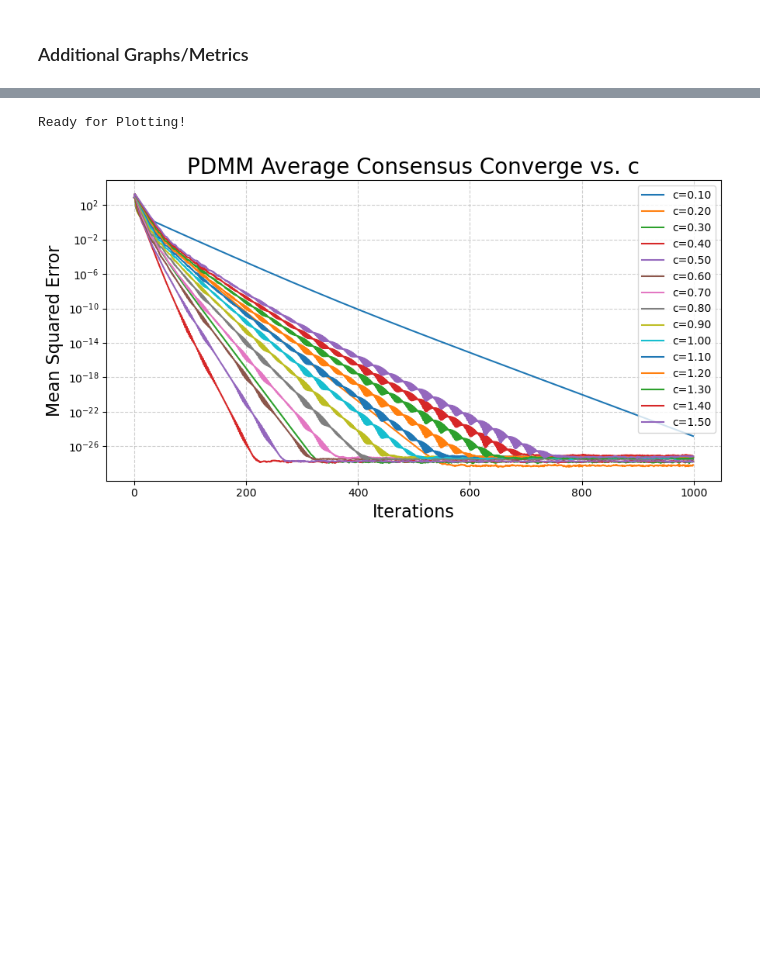
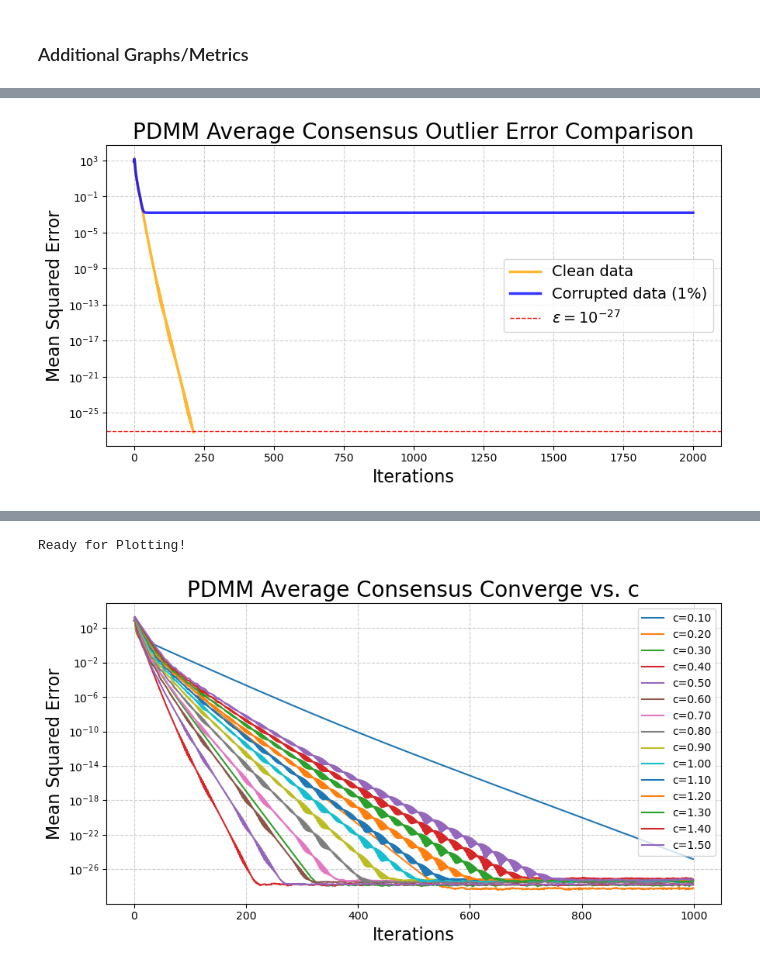
Before and after one commit to nish5180/Distributed_Signal_Processing_EE4540, a Jupyter notebook: distributed_project_git.ipynb, the cells around one changed output, grey strips where cells are left out. Cells and saved outputs as stored; diff of their text form; code cells hidden in the pictures; blank space fills up the shorter version.

```diff
--- a/distributed_project_git.ipynb
+++ b/distributed_project_git.ipynb
@@ -360,11 +339,12 @@ Median Consensus Using PDMM
 def pdmm_median_consensus(
     adj_matrix,
     sensor_values,
-    c=1.09,
+    c=0.1,
     iters=20000,
     p_fail=0.0,
     seed=None,
-    verbose=True
+    verbose=True,
+    trueMed=0
 ):
 
     if seed is not None:
@@ -376,7 +356,10 @@ def pdmm_median_consensus(
     degrees = np.array([len(neighbors[i]) for i in range(n)])
 
     s = sensor_values.flatten()
-    true_med = np.median(s)
+    if trueMed == 0:
+      true_med = np.median(s)
+    else:
+      true_med = trueMed
 
     # Initialization
     x = s.astype(float).copy()
@@ -422,7 +405,7 @@ def pdmm_median_consensus(
             else:
                 x_new[i] = s[i]
 
-        # Dual variable update
+        # Dual update
         old_z = z.copy()
         for i in range(n):
             for j in neighbors[i]:
@@ -433,7 +416,7 @@ def pdmm_median_consensus(
         x = x_new
         error_mc.append(np.mean((x - true_med) ** 2))
 
-        # === Early stopping condition
+        # Early stopping condition
         if error_mc[-1] < 1e-27:
             if verbose:
                 print(f"Stopped early at iteration {k+1} with error {error_mc[-1]:.2e}")
@@ -475,0 +462,81 @@ Elapsed time: 70.9952 seconds
+# %%
+# Function to corrupt sensor values in different ways
+def corrupt_sensor_values(sensor_values, percent_corrupted, corruption_type):
+
+    corrupted = sensor_values.copy()
+    n = len(sensor_values)
+    num_corrupt = int(percent_corrupted * n)
+
+    np.random.seed(50)
+    indices = np.random.choice(n, num_corrupt, replace=False)
+
+    if corruption_type == 'max':
+        outlier_value = np.max(sensor_values)
+    elif corruption_type == 'min':
+        outlier_value = np.min(sensor_values)
+    elif corruption_type == 'zero':
+        outlier_value = 0
+    elif corruption_type == 'random':
+        outlier_value = np.random.uniform(np.min(sensor_values), np.max(sensor_values), size=1)[0]
+    else:
+        outlier_value = 0  # default to zero (broken sensor)
+
+    corrupted[indices] = outlier_value
+    return corrupted
+
+# Set corruption percentage and type
+percent_corrupted = 0.01
+corruption_type = 'random'  # or 'zero'
+
+# Generate corrupted sensor values
+sensor_values_corrupted = corrupt_sensor_values(sensor_values.flatten(), percent_corrupted, corruption_type)
+sensor_values_corrupted = sensor_values_corrupted.reshape(sensor_values.shape)
+
+# Compute true average/median from CLEAN data
+true_avg = np.mean(sensor_values)
+true_med = np.median(sensor_values)
+
+_, error_ac_corrupted, _ = pdmm_average_consensus(adj_matrix, sensor_values_corrupted, c=0.4, iters=2000, seed=50, verbose=False, trueAvg=true_avg)
+_, error_mc_corrupted, _ = pdmm_median_consensus(adj_matrix, sensor_values_corrupted, c=0.1, iters=20000, seed=50, verbose=False, trueMed=true_med)
+
+plt.figure(figsize=(9,5))
+plt.semilogy(error_ac, color='orange', lw=2.5, alpha=0.8, label='Clean data')
+plt.semilogy(
+    error_ac_corrupted,
+    color='blue',
+    lw=2.5,
+    alpha=0.8,
+    label=f'Corrupted data ({int(percent_corrupted*100)}%)'
+)
+plt.axhline(
+    1e-27, color='red', linestyle='--', linewidth=1, label=r'$\epsilon = 10^{-27}$'
+)
+plt.xlabel("Iterations", fontsize=16)
+plt.ylabel("Mean Squared Error", fontsize=16)
+plt.title("PDMM Average Consensus Outlier Error Comparison", fontsize=20)
+plt.grid(True, which="both", linestyle='--', alpha=0.6)
+plt.legend(fontsize=14)
+plt.tight_layout()
+plt.show()
+
+plt.figure(figsize=(9,5))
+plt.semilogy(error_mc, color='green', lw=2.5, alpha=0.8, label='Clean data')
+plt.semilogy(
+    error_mc_corrupted,
+    color='blue',
+    lw=2.5,
+    alpha=0.8,
+    label=f'Corrupted data ({int(percent_corrupted*100)}%)'
+)
+plt.axhline(
+    1e-27, color='red', linestyle='--', linewidth=1, label=r'$\epsilon = 10^{-27}$'
+)
+plt.xlabel("Iterations", fontsize=16)
+plt.ylabel("Mean Squared Error", fontsize=16)
+plt.title("PDMM Median Consensus Outlier Error Comparison", fontsize=20)
+plt.grid(True, which="both", linestyle='--', alpha=0.6)
+plt.legend(fontsize=14)
+plt.tight_layout()
+plt.show()
+# %% [output]
+[figure, added]
```
Also changed, not shown: parts of 23 cells of this notebook.
